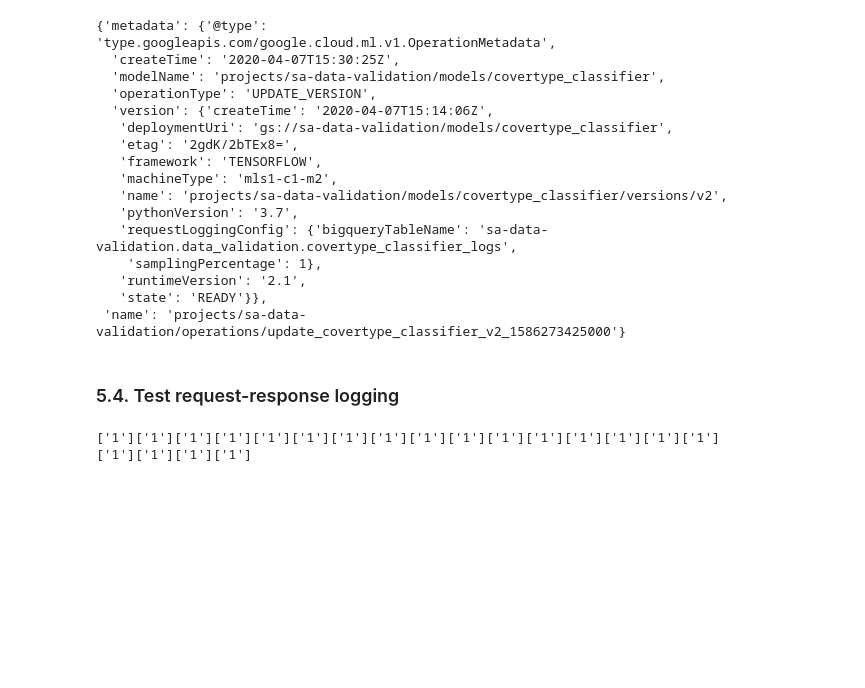
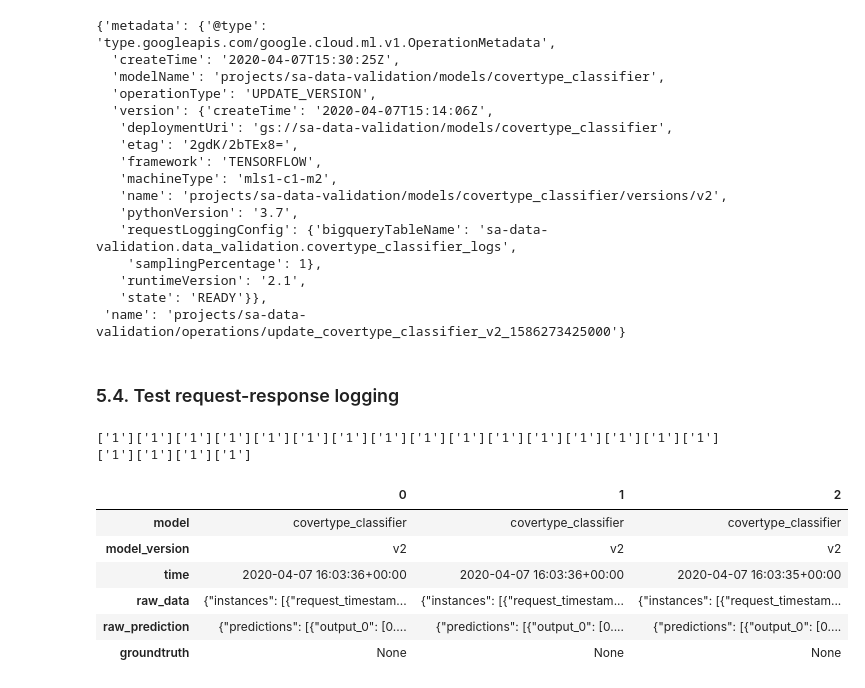
Before and after one commit to GoogleCloudPlatform/mlops-on-gcp, a Jupyter notebook: examples/caip-skew-detection/training_and_serving/00_covertype_training_serving.ipynb, the cells around one changed output. Drawn from its saved outputs; the diff is of its cells as text; code cells hidden in the pictures; blank space fills up the shorter version.

```diff
--- a/examples/caip-skew-detection/training_and_serving/00_covertype_training_serving.ipynb
+++ b/examples/caip-skew-detection/training_and_serving/00_covertype_training_serving.ipynb
@@ -839,3 +807,22 @@ for i in range(20):
   time.sleep(0.5)
 # %% [output]
 ['1']['1']['1']['1']['1']['1']['1']['1']['1']['1']['1']['1']['1']['1']['1']['1']['1']['1']['1']['1']
+# %%
+query = '''
+  SELECT * FROM
+  `{}.{}`
+  WHERE model_version = '{}'
+  ORDER BY time desc
+  LIMIT {}
+'''.format(BQ_DATASET_NAME, BQ_TABLE_NAME, VERSION_NAME, 3)
+
+pd.io.gbq.read_gbq(
+    query, project_id=PROJECT).T
+# %% [output]
+|  | 0 | 1 | 2 |
+| model | covertype_classifier | covertype_classifier | covertype_classifier |
+| model_version | v2 | v2 | v2 |
+| time | 2020-04-07 16:03:36+00:00 | 2020-04-07 16:03:36+00:00 | 2020-04-07 16:03:35+00:00 |
+| raw_data | {"instances": [{"request_timestam... | {"instances": [{"request_timestam... | {"instances": [{"request_timestam... |
+| raw_prediction | {"predictions": [{"output_0": [0.... | {"predictions": [{"output_0": [0.... | {"predictions": [{"output_0": [0.... |
+| groundtruth | None | None | None |
```
Also changed, not shown: parts of 20 cells of this notebook.
